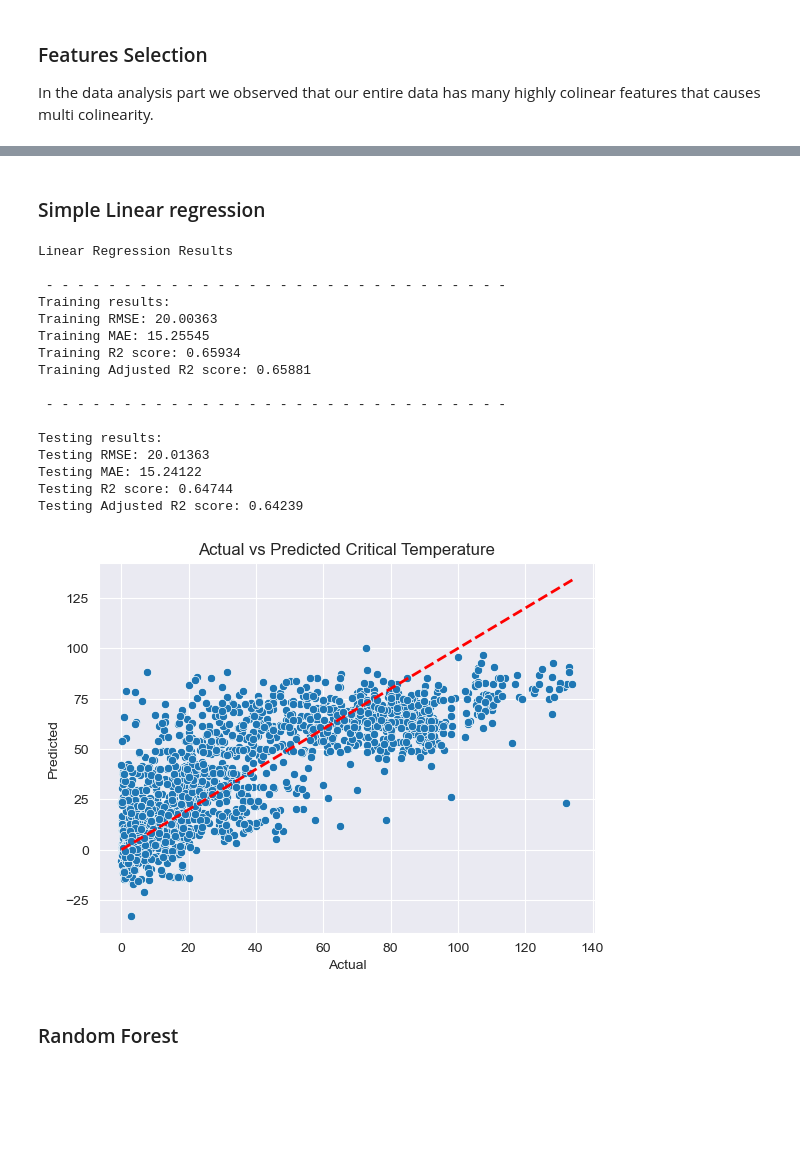
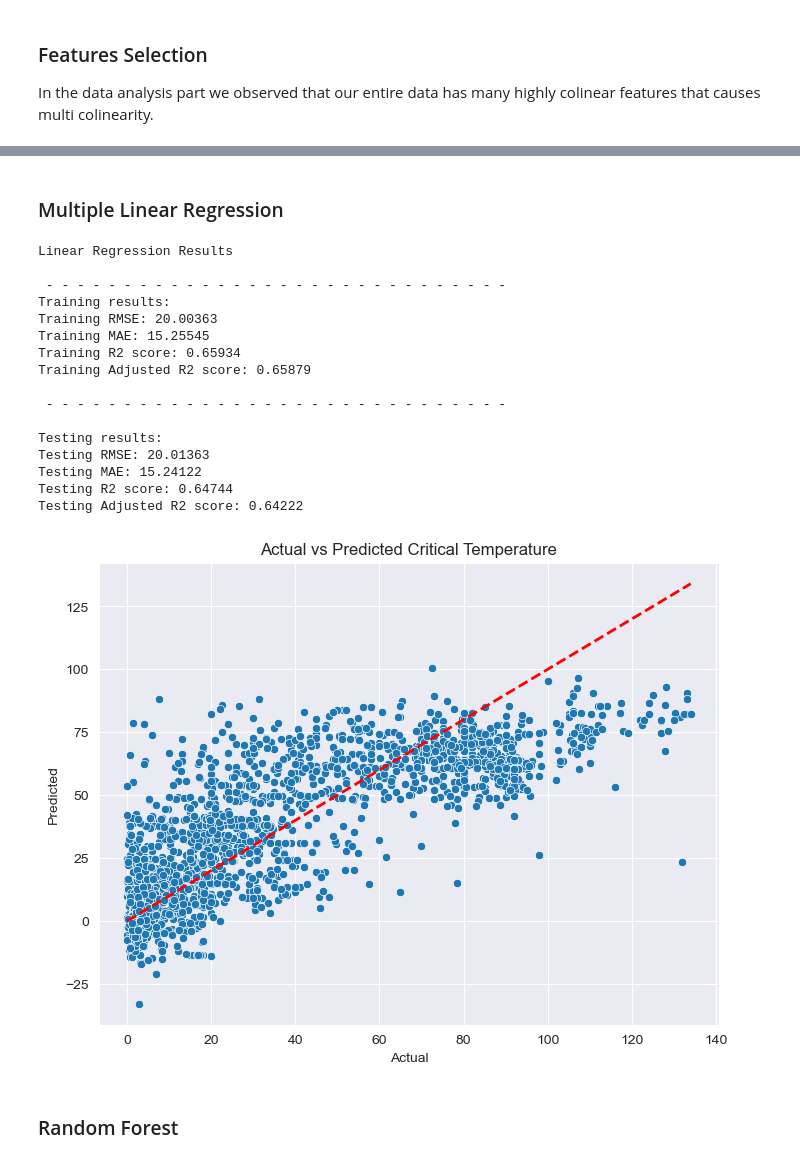
Before and after one commit to MohdSharik99/Predicting_critical_temperature_of_supeconductors, a Jupyter notebook: Modeling_with_Select_k_best_features_30.ipynb, the cells around one changed output, grey strips where cells are left out. Cells and saved outputs as stored; diff of their text form; code cells hidden in the pictures; blank space fills up the shorter version.

```diff
--- a/Modeling_with_Select_k_best_features_30.ipynb
+++ b/Modeling_with_Select_k_best_features_30.ipynb
@@ -86,6 +83,6 @@ wtd_std_ThermalConductivity    0.793129
 Name: Scores, dtype: float64
 # %% [markdown]
-### Simple Linear regression
+### Multiple Linear Regression
 # %%
 # Step 1: Initialize the linear regression model
 simple_linear_regression = LinearRegression()
@@ -101,37 +98,38 @@ print('Linear Regression Results')
 num_features = scaled_train_k_best.shape[1]
 train_metrics = Evaluation_results(new_train_y, train_preds, objective = 'train', num_features  = num_features)
 train_metrics
 
 # # Testing Results
 test_preds = simple_linear_regression.predict(scaled_test_k_best)
 test_metrics = Evaluation_results(y_test, test_preds, objective = 'test', num_features  = num_features)
 test_metrics
 
-
+# Plotting the results
+plt.figure(figsize=(8, 6))
 sns.scatterplot(x= y_test, y = test_preds)
 plt.plot([y_test.min(), y_test.max()], [y_test.min(), y_test.max()], 'r--', lw=2)
 plt.xlabel('Actual')
 plt.ylabel('Predicted')
 plt.title('Actual vs Predicted Critical Temperature')
 plt.show()
 # %% [output]
 Linear Regression Results
 
  - - - - - - - - - - - - - - - - - - - - - - - - - - - - - -
 Training results:
 Training RMSE: 20.00363
 Training MAE: 15.25545
 Training R2 score: 0.65934
-Training Adjusted R2 score: 0.65881
+Training Adjusted R2 score: 0.65879
 
  - - - - - - - - - - - - - - - - - - - - - - - - - - - - - -
 
 Testing results:
 Testing RMSE: 20.01363
 Testing MAE: 15.24122
 Testing R2 score: 0.64744
-Testing Adjusted R2 score: 0.64239
+Testing Adjusted R2 score: 0.64222
-[figure, old version]
+[figure, new version]
 # %% [markdown]
 ### Random Forest
 # %%
```
Also changed, not shown: parts of 5 cells of this notebook, 13 other files.
